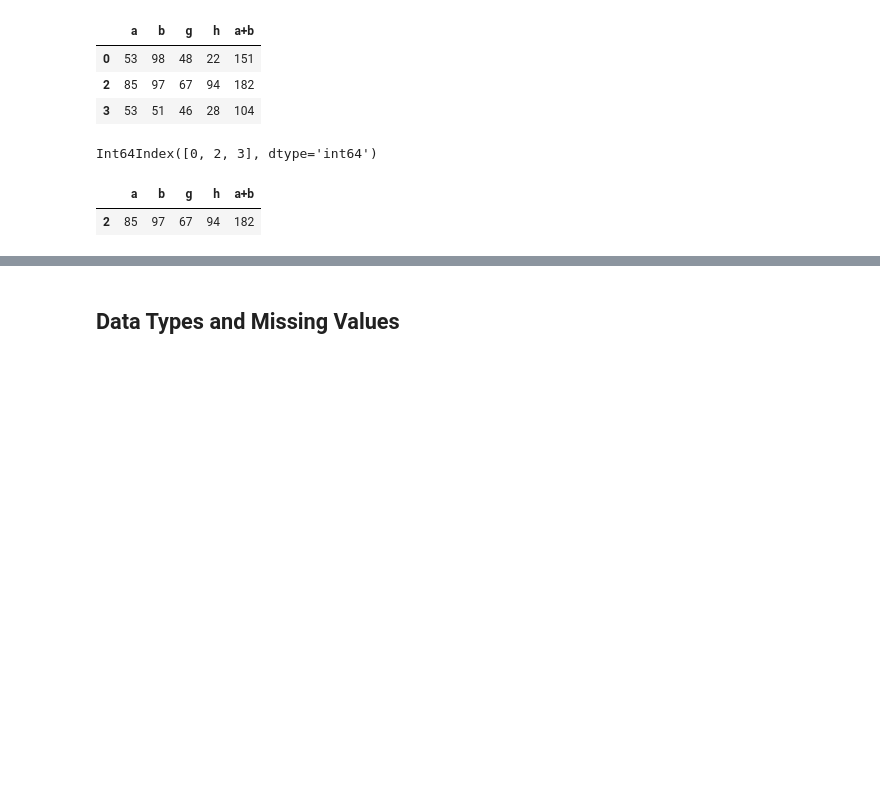
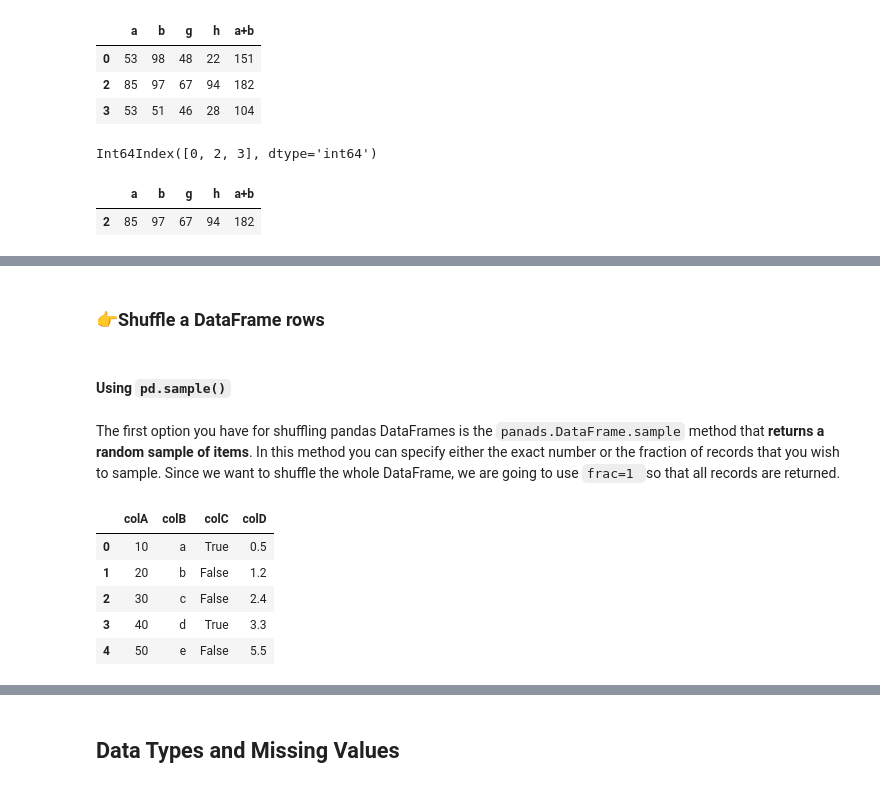
Before and after one commit to dev-SR/machine-learning, a Jupyter notebook: 01pandas/pandas.ipynb, the cells around one changed output, grey strips where cells are left out. Drawn from its saved outputs; the diff is of its cells as text; code cells hidden in the pictures; blank space fills up the shorter version.

Commit message:
pandas: rename,shuffle, numeric-class-labeling

```diff
--- a/01pandas/pandas.ipynb
+++ b/01pandas/pandas.ipynb
@@ -1511,0 +1542,21 @@ df.drop(df.index[[0,2]])
+# %% [markdown]
+### 👉Shuffle a DataFrame rows
+# %% [markdown]
+#### Using `pd.sample()`
+# %% [markdown]
+The first option you have for shuffling pandas DataFrames is the `panads.DataFrame.sample` method that **returns a random sample of items**. In this method you can specify either the exact number or the fraction of records that you wish to sample. Since we want to shuffle the whole DataFrame, we are going to use `frac=1 `so that all records are returned.
+# %%
+original = pd.DataFrame({
+    'colA': [10, 20, 30, 40, 50],
+    'colB': ['a', 'b', 'c', 'd', 'e'],
+    'colC': [True, False, False, True, False],
+    'colD': [0.5, 1.2, 2.4, 3.3, 5.5],
+})
+original
+# %% [output]
+|  | colA | colB | colC | colD |
+| 0 | 10 | a | True | 0.5 |
+| 1 | 20 | b | False | 1.2 |
+| 2 | 30 | c | False | 2.4 |
+| 3 | 40 | d | True | 3.3 |
+| 4 | 50 | e | False | 5.5 |
```
Also changed, not shown: parts of 27 cells of this notebook, 2 other files.
